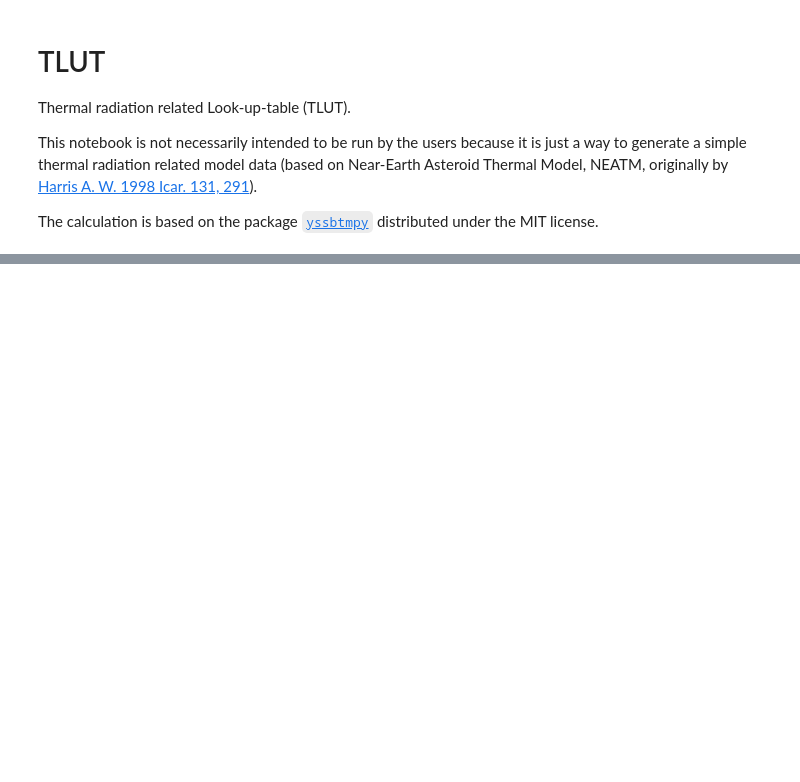
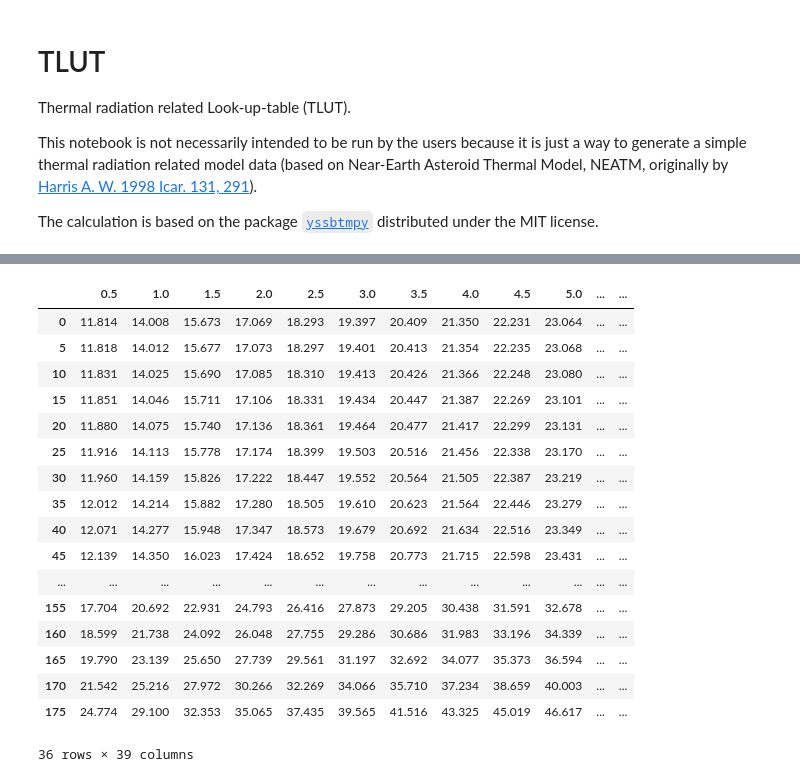
Before and after one commit to ysBach/SPICEtools, a Jupyter notebook: docs/A1-TLUT.ipynb, the cells around one changed output, grey strips where cells are left out. Cells and saved outputs as stored; diff of their text form; code cells hidden in the pictures; blank space fills up the shorter version.

```diff
--- a/docs/A1-TLUT.ipynb
+++ b/docs/A1-TLUT.ipynb
@@ -35,0 +140,21 @@ df.to_csv("abmags_neatm_T1_450_5um.csv")
+# %%
+pd.read_csv("abmags_neatm_T1_450_5um.csv", index_col=0)
+# %% [output]
+|  | 0.5 | 1.0 | 1.5 | 2.0 | 2.5 | 3.0 | 3.5 | 4.0 | 4.5 | 5.0 | ... | ... |
+| 0 | 11.814 | 14.008 | 15.673 | 17.069 | 18.293 | 19.397 | 20.409 | 21.350 | 22.231 | 23.064 | ... | ... |
+| 5 | 11.818 | 14.012 | 15.677 | 17.073 | 18.297 | 19.401 | 20.413 | 21.354 | 22.235 | 23.068 | ... | ... |
+| 10 | 11.831 | 14.025 | 15.690 | 17.085 | 18.310 | 19.413 | 20.426 | 21.366 | 22.248 | 23.080 | ... | ... |
+| 15 | 11.851 | 14.046 | 15.711 | 17.106 | 18.331 | 19.434 | 20.447 | 21.387 | 22.269 | 23.101 | ... | ... |
+| 20 | 11.880 | 14.075 | 15.740 | 17.136 | 18.361 | 19.464 | 20.477 | 21.417 | 22.299 | 23.131 | ... | ... |
+| 25 | 11.916 | 14.113 | 15.778 | 17.174 | 18.399 | 19.503 | 20.516 | 21.456 | 22.338 | 23.170 | ... | ... |
+| 30 | 11.960 | 14.159 | 15.826 | 17.222 | 18.447 | 19.552 | 20.564 | 21.505 | 22.387 | 23.219 | ... | ... |
+| 35 | 12.012 | 14.214 | 15.882 | 17.280 | 18.505 | 19.610 | 20.623 | 21.564 | 22.446 | 23.279 | ... | ... |
+| 40 | 12.071 | 14.277 | 15.948 | 17.347 | 18.573 | 19.679 | 20.692 | 21.634 | 22.516 | 23.349 | ... | ... |
+| 45 | 12.139 | 14.350 | 16.023 | 17.424 | 18.652 | 19.758 | 20.773 | 21.715 | 22.598 | 23.431 | ... | ... |
+| ... | ... | ... | ... | ... | ... | ... | ... | ... | ... | ... | ... | ... |
+| 155 | 17.704 | 20.692 | 22.931 | 24.793 | 26.416 | 27.873 | 29.205 | 30.438 | 31.591 | 32.678 | ... | ... |
+| 160 | 18.599 | 21.738 | 24.092 | 26.048 | 27.755 | 29.286 | 30.686 | 31.983 | 33.196 | 34.339 | ... | ... |
+| 165 | 19.790 | 23.139 | 25.650 | 27.739 | 29.561 | 31.197 | 32.692 | 34.077 | 35.373 | 36.594 | ... | ... |
+| 170 | 21.542 | 25.216 | 27.972 | 30.266 | 32.269 | 34.066 | 35.710 | 37.234 | 38.659 | 40.003 | ... | ... |
+| 175 | 24.774 | 29.100 | 32.353 | 35.065 | 37.435 | 39.565 | 41.516 | 43.325 | 45.019 | 46.617 | ... | ... |
+36 rows × 39 columns
```
Also changed, not shown: parts of 2 cells of this notebook.
